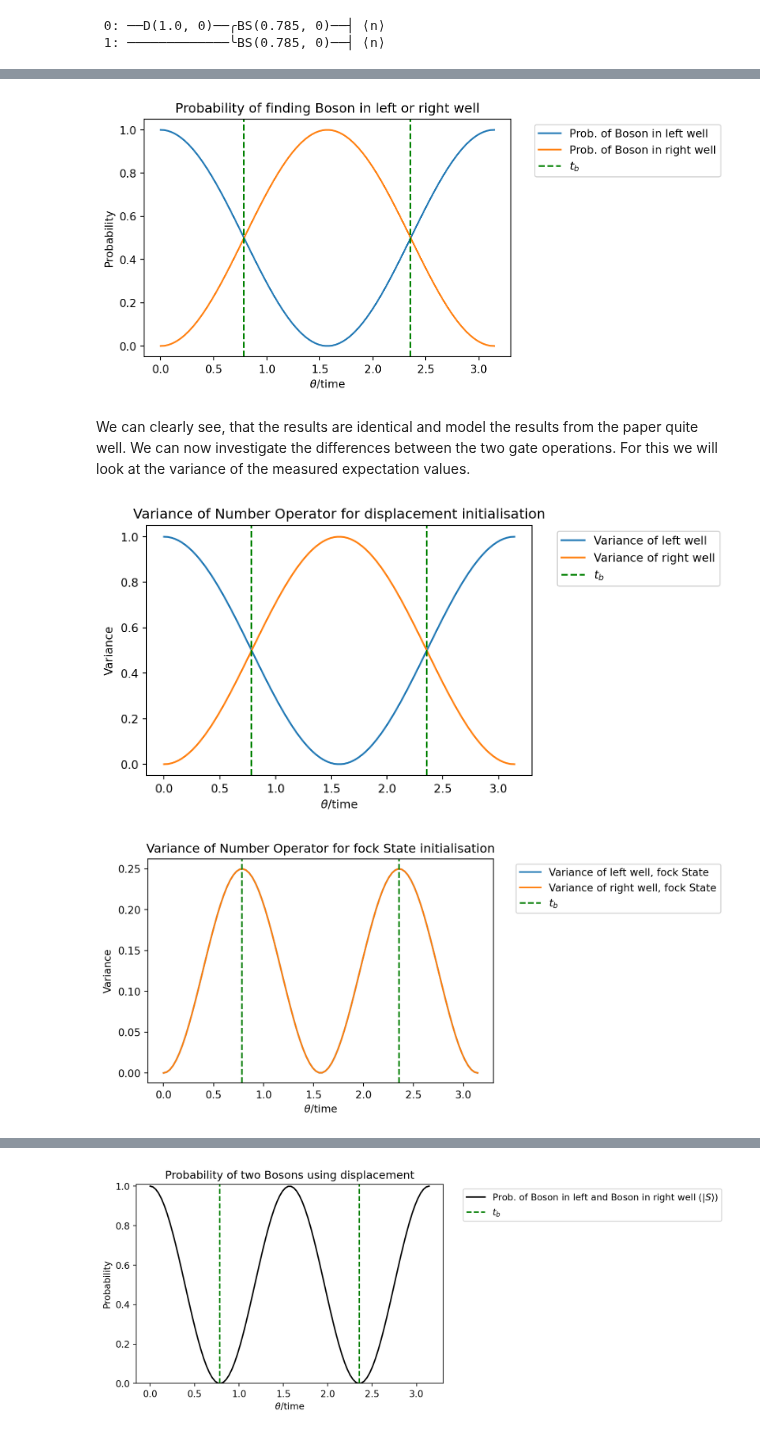
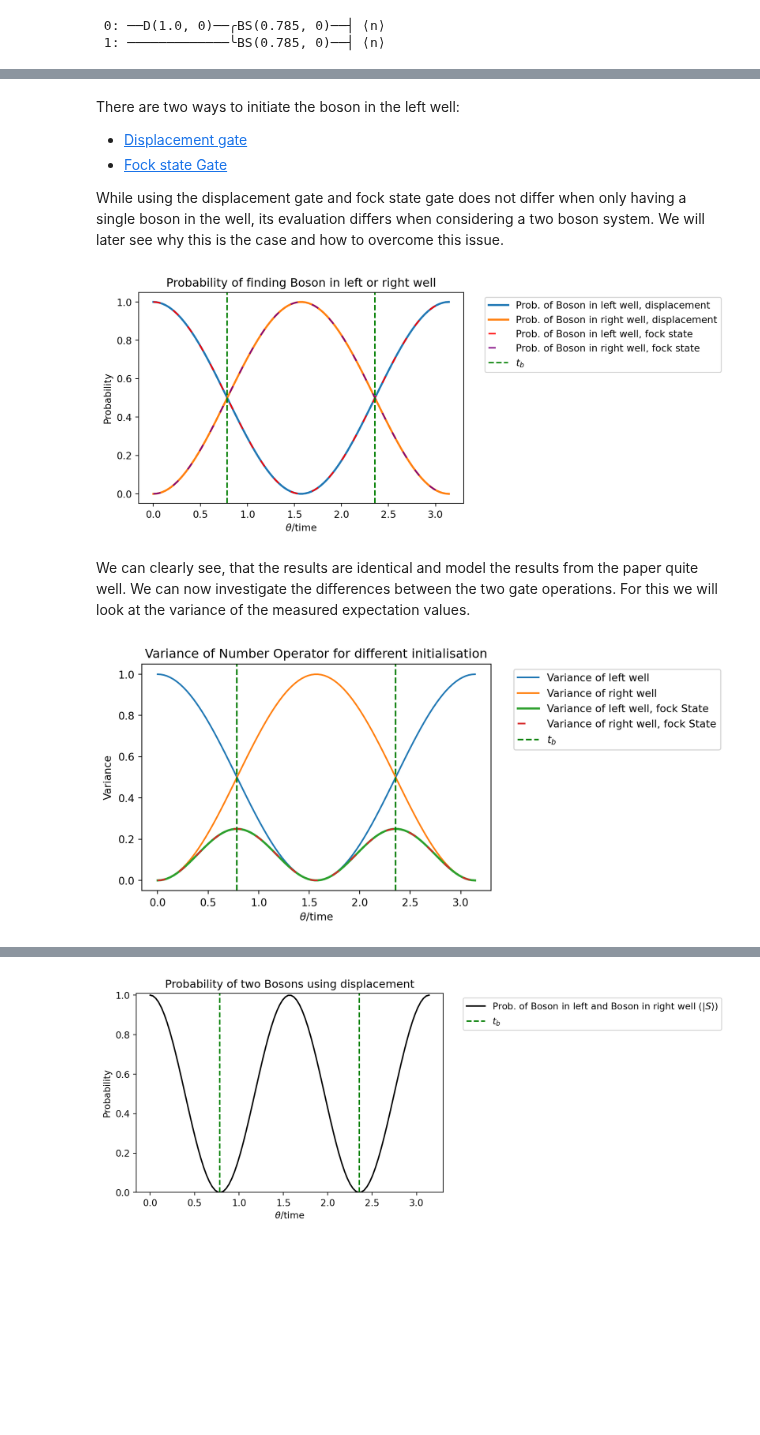
Before and after one commit to synqs/pennylane-ls, a Jupyter notebook: examples/Example_Cindy-Regal.ipynb, the cells around one changed output, grey strips where cells are left out. Cells and saved outputs as stored; diff of their text form; code cells hidden in the pictures; blank space fills up the shorter version.

Commit message:
Added explanation from comments, added one gate svg file

```diff
--- a/examples/Example_Cindy-Regal.ipynb
+++ b/examples/Example_Cindy-Regal.ipynb
@@ -100,19 +95,33 @@ def single_boson_fock(theta, var=False):
+# %% [markdown]
+There are two ways to initiate the boson in the left well:
+* [Displacement gate](https://pennylane.readthedocs.io/en/stable/code/api/pennylane.Displacement.html)
+* [Fock state Gate](https://pennylane.readthedocs.io/en/stable/code/api/pennylane.FockState.html)
+
+While using the displacement gate and fock state gate does not differ when only having a single boson in the well, its evaluation differs when considering a two boson system. We will later see why this is the case and how to overcome this issue.
 # %%
 thetas = np.linspace(0, np.pi, 100)
 
-res = np.array([single_boson_fock(theta) for theta in thetas])
+res_dis = np.array([single_boson(1, theta) for theta in thetas])
+
+res_fock = np.array([single_boson_fock(theta) for theta in thetas])
 
 plt.figure(dpi=96)
-plt.plot(thetas, res[:, 0], label="Prob. of Boson in left well")
-plt.plot(thetas, res[:, 1], label="Prob. of Boson in right well")
+
+
+plt.plot(thetas, res_dis[:, 0], label="Prob. of Boson in left well, displacement", linewidth=2)
+plt.plot(thetas, res_dis[:, 1], label="Prob. of Boson in right well, displacement", linewidth=2)
+
+plt.plot(thetas, res_fock[:, 0], linestyle=(0, (5, 10)), label="Prob. of Boson in left well, fock state", color="red")
+plt.plot(thetas, res_fock[:, 1], linestyle=(0, (5, 10)), label="Prob. of Boson in right well, fock state", color="purple")
+
 plt.axvline(x=np.pi/4, linestyle="--", color="green", label="$t_b$")
 plt.axvline(x=3*np.pi/4, linestyle="--", color="green")
 plt.title("Probability of finding Boson in left or right well")
 plt.legend(bbox_to_anchor=(1.05, 1), loc='upper left')
 plt.xlabel("$\\theta$/time")
 _ = plt.ylabel("Probability")
 # %% [output]
-[figure, old version]
+[figure, new version]
 # %% [markdown]
 We can clearly see, that the results are identical and model the results from the paper quite well.
 We can now investigate the differences between the two gate operations. For this we will look at the variance of the measured expectation values.
@@ -121,30 +130,23 @@ var_displacement = np.array([single_boson(1, theta, var=True) for theta in theta
 var_fock = np.array([single_boson_fock(theta, var=True) for theta in thetas])
 # %%
 plt.figure(dpi=96)
+
 plt.plot(thetas, var_displacement[:, :1], label="Variance of left well")
 plt.plot(thetas, var_displacement[:, 1:], label="Variance of right well")
 
+plt.plot(thetas,var_fock[:, 1:], label="Variance of left well, fock State", linewidth=2)
+plt.plot(thetas,var_fock[:, :1], linestyle=(0, (5, 10)), label="Variance of right well, fock State")
+
+
+
 plt.axvline(x=np.pi/4, linestyle="--", color="green", label="$t_b$")
 plt.axvline(x=3*np.pi/4, linestyle="--", color="green")
-plt.title("Variance of Number Operator for displacement initialisation")
+plt.title("Variance of Number Operator for different initialisation")
 plt.legend(bbox_to_anchor=(1.05, 1), loc='upper left')
 plt.xlabel("$\\theta$/time")
 _ = plt.ylabel("Variance")
 # %% [output]
-[figure, old version]
+[figure, new version]
-# %%
-plt.figure(dpi=96)
-plt.plot(thetas,var_fock[:, 1:], label="Variance of left well, fock State")
-plt.plot(thetas,var_fock[:, :1], label="Variance of right well, fock State")
-
-plt.axvline(x=np.pi/4, linestyle="--", color="green", label="$t_b$")
-plt.axvline(x=3*np.pi/4, linestyle="--", color="green")
-plt.title("Variance of Number Operator for fock State initialisation")
-plt.legend(bbox_to_anchor=(1.05, 1), loc='upper left')
-plt.xlabel("$\\theta$/time")
-_ = plt.ylabel("Variance")
-# %% [output]
-[figure, removed]
 # %% [markdown]
 We can clearly see, that the variance has a maximum for the displacement, when the boson is either in the left or the right well. This can be explained by the nature of the displacement gate. It produces a state in which sometimes 0, 1, 2 or more(?) bosons are in the (in our case left) well, but on average 1 boson is present. The beamsplitter shifts the variance as well as the expectation value from one well to the other.
 
```
Also changed, not shown: parts of 15 cells of this notebook, 1 other file.
